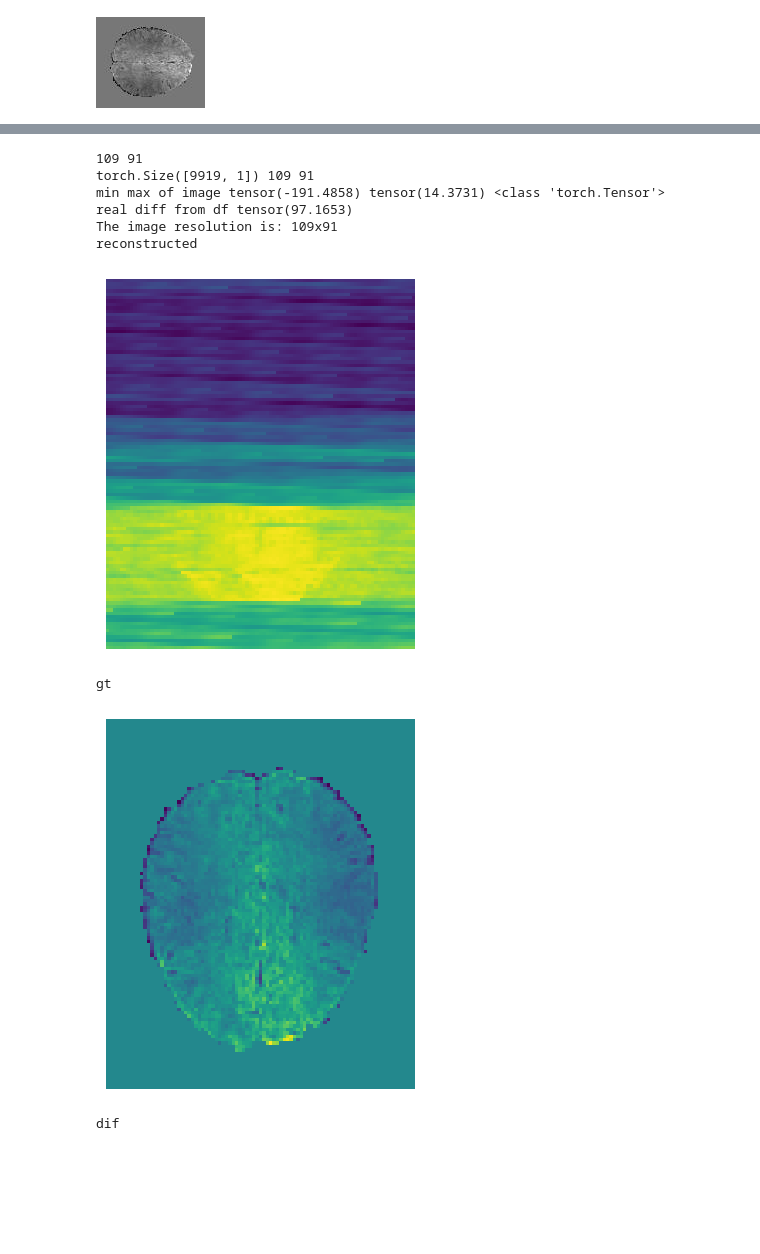
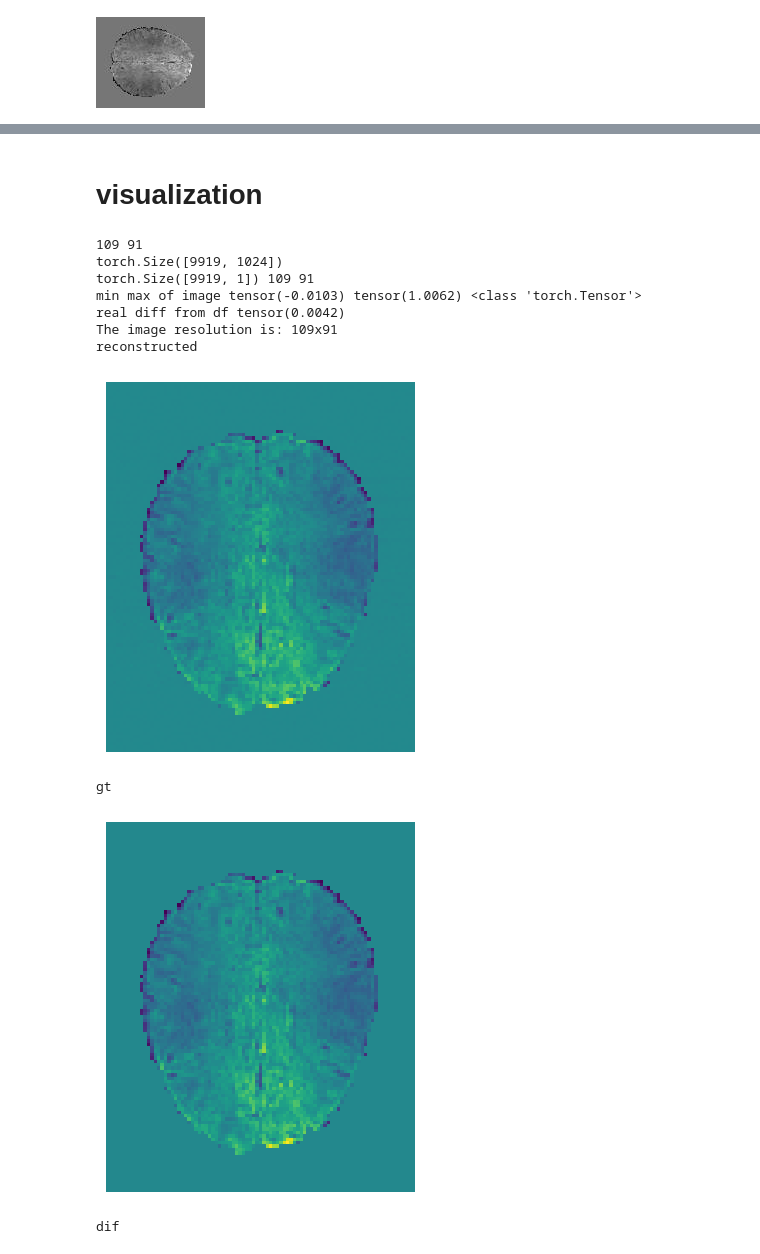
Before and after one commit to emicscs/SENeFR, a Jupyter notebook: src/static_slices.ipynb, the cells around one changed output, grey strips where cells are left out. Cells and saved outputs as stored; diff of their text form; code cells hidden in the pictures; blank space fills up the shorter version.

Commit message:
working learning; updated indexing logic

```diff
--- a/src/static_slices.ipynb
+++ b/src/static_slices.ipynb
@@ -24,0 +32,14 @@ import nilearn as nil
+# %%
+###- DS LOCATION CONFIRMATION -###
+
+jubin_ds = "/home/idies/workspace/Temporary/ecardillo/scratch/fmri/jubin-ds.nii"
+
+# verify the file exists
+if os.path.exists(jubin_ds):
+    print(f"YES! File found at: {jubin_ds}")
+else:
+    print(f"Error: File not found at: {jubin_ds}")
+
+# loads ds
+fmri = nib.load(jubin_ds)
+fmri.shape
@@ -24,0 +85,13 @@ import nilearn as nil
+# %%
+###- GET VOLUME AT TIMEPOINT, GET SLICE FROM VOLUME -###
+
+# sets timepoint
+timepoint = 50
+
+# gets volume
+single_volume = index_img(fmri, timepoint)
+arr = single_volume.get_fdata()
+
+# takes zth slice of volume
+z_idx = [30,50,70]
+slice = arr[:,:, z_idx[1]]
@@ -170,6 +157,7 @@ plt.hist(norm_slice.flatten())
 ###- BUILD DATAFRAME -###
 
 bw_array = norm_slice.T  # transpose to (height, width)
+
 height, width = bw_array.shape
 print(f"Shape of transposed slice: {bw_array.shape}")
 
@@ -179,11 +167,18 @@ x_coords, y_coords = np.meshgrid(np.arange(height), np.arange(width))
 # Flatten everything and create df
 x_flat = x_coords.ravel()
 y_flat = y_coords.ravel()
-intensity_flat = bw_array.ravel()
+intensity_z1_flat = bw_array.ravel()
+
+
+min_int = np.min(intensity_flat)
+max_int = np.max(intensity_flat)
+print(max_int)
+print(min_int)
 df = pd.DataFrame({
     "x_pos": x_flat/(height-1),
     "y_pos": y_flat/(width-1),
-    "intensity": intensity_flat # /np.max(intensity_flat) dividing by max is required for min-max scaling
+    # [0 to 1] standardization
+    "intensity": (intensity_flat - min_int)/(max_int - min_int) # /np.max(intensity_flat) dividing by max is required for min-max scaling
 })
 
 df.head()
@@ -408,3 +436,5 @@ Epoch 1800, Loss: 0.3494300842285156
+# %% [markdown]
+# visualization
 # %%
 # model = fMRI_INRModel(input_size = 2)
 
@@ -430,11 +460,11 @@ xx, yy = np.meshgrid(x, y)  # shape: (H, W)
 X = torch.tensor(np.stack([xx, yy], axis=-1).reshape(-1, 2), dtype = torch.float32)  # shape: (H*W, 2)
 
 # Use this for gaussian to load corresponding frequencies, otherwise comment out
-with open('./gau_freq.pkl', 'rb') as file:
+with open('./gau.pkl', 'rb') as file:
     freq = pickle.load(file)
 
 X = fourier_encode(X, freq = freq) # comment this line out if using standard or STAF, use freq = [1, 1] for fourier or freq = freq for gaussian
-
+print(X.shape)
 with torch.no_grad():
     Y = model(X)
 
@@ -455,36 +485,37 @@ print('real diff from df', gt_df_diff.mean())
 # gt = np.load('ground_truth.npy')[...,np.newaxis].transpose(1,0,2)
 # print('min max of gt',gt.min(), gt.max(), gt.shape)
 # dif = torch.sum(torch.abs(torch.Tensor(gt) - image), axis = 2)
 # print('diff', dif.mean())
 
 print(f"The image resolution is: {W}x{H}")
 
 print('reconstructed')
 plt.imshow(image)
 plt.axis('off')
 plt.show()
 
 print('gt')
 plt.imshow(gt_df)
 plt.axis('off')
 plt.show()
 
 # plt.imshow(gt)
 # plt.axis('off')
 # plt.show()
 
 print('dif')
 plt.imshow(gt_df_diff)
 plt.axis('off')
 plt.show()
 # %% [output]
 109 91
+torch.Size([9919, 1024])
 torch.Size([9919, 1]) 109 91
-min max of image tensor(-191.4858) tensor(14.3731) <class 'torch.Tensor'>
-real diff from df tensor(97.1653)
+min max of image tensor(-0.0103) tensor(1.0062) <class 'torch.Tensor'>
+real diff from df tensor(0.0042)
 The image resolution is: 109x91
 reconstructed
-[figure, old version]
+[figure, new version]
 gt
 [figure]
 dif
```
Also changed, not shown: parts of 29 cells of this notebook, 20 other files.
